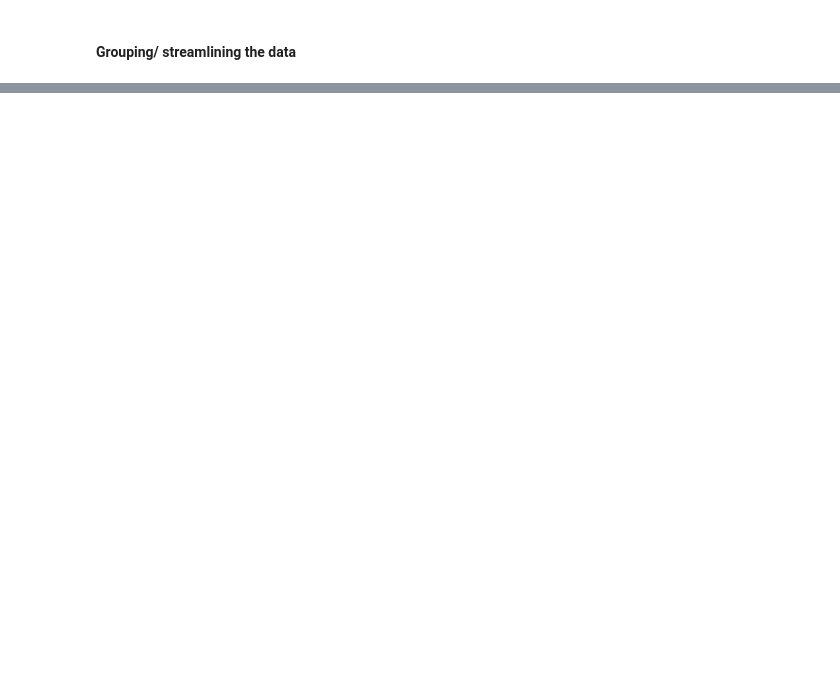
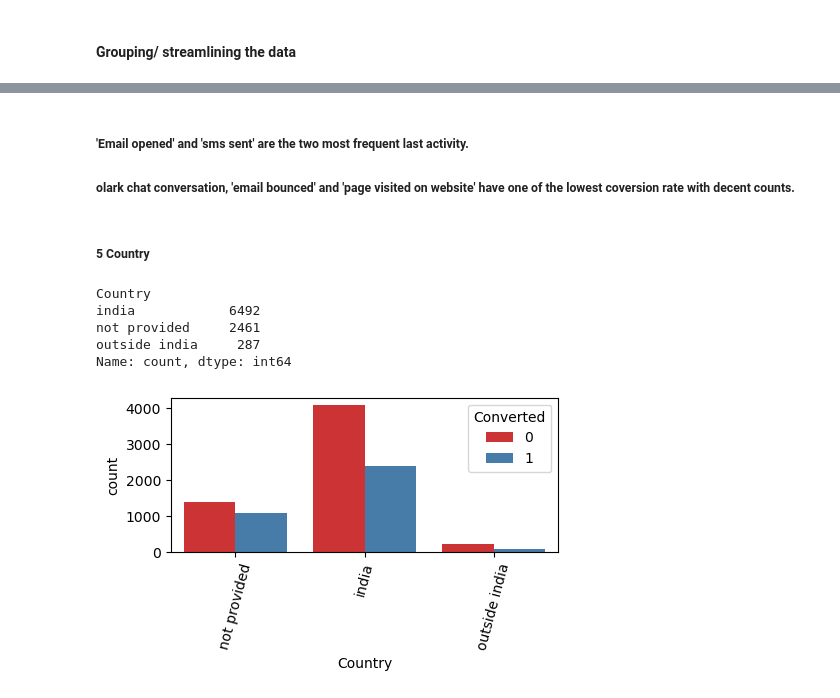
Before and after one commit to D-skywalkerr/Case_study-Leads_scoring, a Jupyter notebook: Leads_scoring.ipynb, the cells around one changed output, grey strips where cells are left out. Cells and saved outputs as stored; diff of their text form; code cells hidden in the pictures; blank space fills up the shorter version.

```diff
--- a/Leads_scoring.ipynb
+++ b/Leads_scoring.ipynb
@@ -466,0 +698,20 @@ Our final data has 21 columns and 9240 non-null rows.
+# %% [markdown]
+##### 'Email opened' and 'sms sent' are the two  most frequent last activity.
+##### olark chat conversation, 'email bounced' and 'page visited on website' have one of the lowest coversion rate with decent counts.
+# %% [markdown]
+##### 5 Country
+# %%
+data2['Country'].value_counts()
+# %% [output]
+Country
+india            6492
+not provided     2461
+outside india     287
+Name: count, dtype: int64
+# %%
+plt.figure(figsize=(5,2))
+sns.countplot(x = "Country", hue = "Converted", data = data2, palette='Set1')
+plt.xticks(rotation = 75)
+plt.show()
+# %% [output]
+[figure, added]
```
Also changed, not shown: parts of 99 cells of this notebook.
